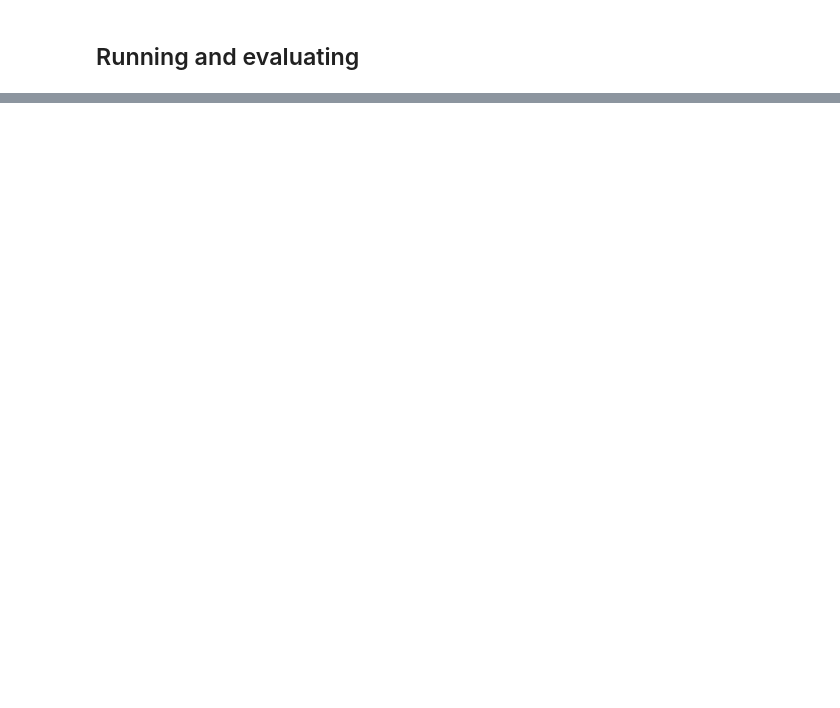
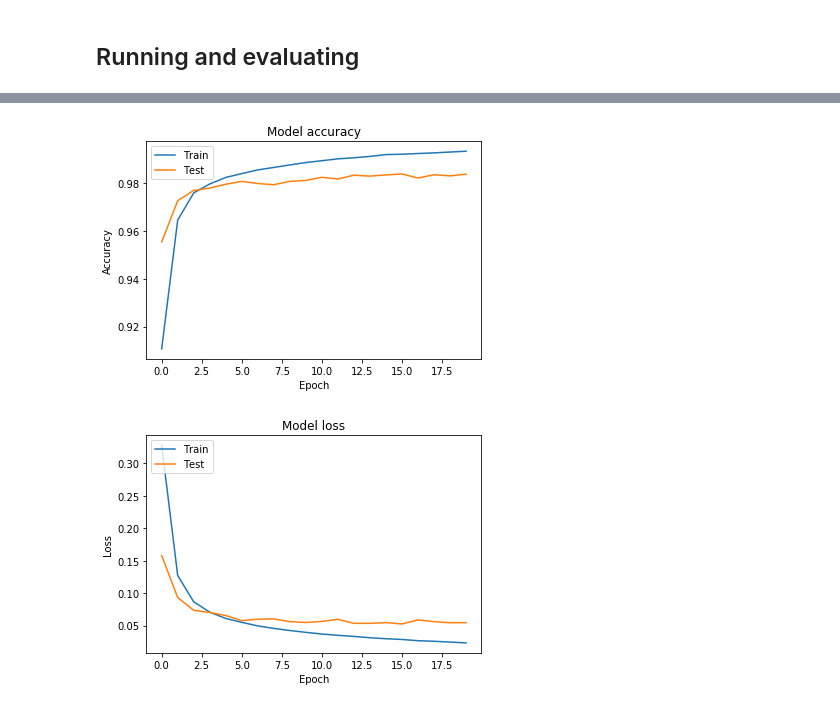
Before and after one commit to ChristianHallerX/DataScienceProjects, a Jupyter notebook: Keras MNIST Sequential.ipynb, the cells around one changed output, grey strips where cells are left out. Saved outputs shown, nothing was run; the diff lists cells and outputs as text; code cells hidden in the pictures; blank space fills up the shorter version.

```diff
--- a/Keras MNIST Sequential.ipynb
+++ b/Keras MNIST Sequential.ipynb
@@ -186,0 +297,13 @@ plt.show()
+# %%
+# Run model and save values in history variable
+history = model.fit(x_train, y_train,
+                    batch_size=batch_size,
+                    epochs=epochs,
+                    verbose=1,
+                    validation_data=(x_test, y_test))
+
+score = model.evaluate(x_test, y_test, verbose=0)
+
+# Show final score
+print('Test loss:', score[0])
+print('Test accuracy:', score[1])
@@ -186,0 +328,21 @@ plt.show()
+# %%
+# Plot training & validation accuracy values from history variable
+plt.plot(history.history['acc'])
+plt.plot(history.history['val_acc'])
+plt.title('Model accuracy')
+plt.ylabel('Accuracy')
+plt.xlabel('Epoch')
+plt.legend(['Train', 'Test'], loc='upper left')
+plt.show()
+
+# Plot training & validation loss values from history variable
+plt.plot(history.history['loss'])
+plt.plot(history.history['val_loss'])
+plt.title('Model loss')
+plt.ylabel('Loss')
+plt.xlabel('Epoch')
+plt.legend(['Train', 'Test'], loc='upper left')
+plt.show()
+# %% [output]
+[figure, added]
+[figure, added]
```
Also changed, not shown: parts of 15 cells of this notebook.
